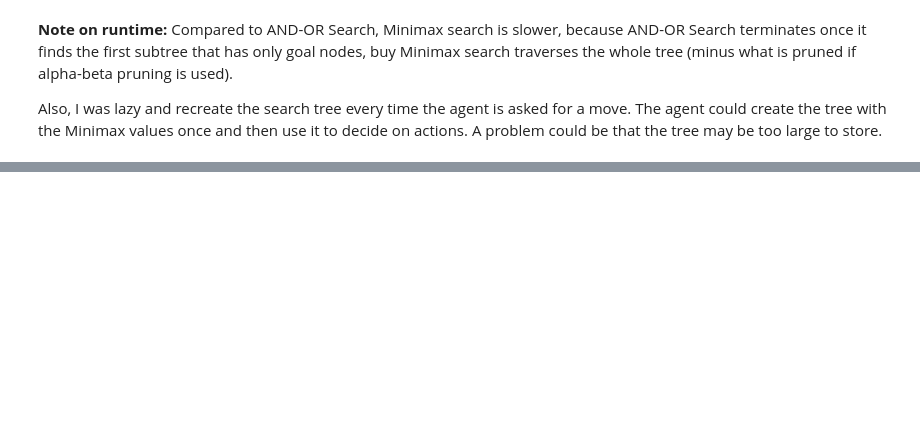
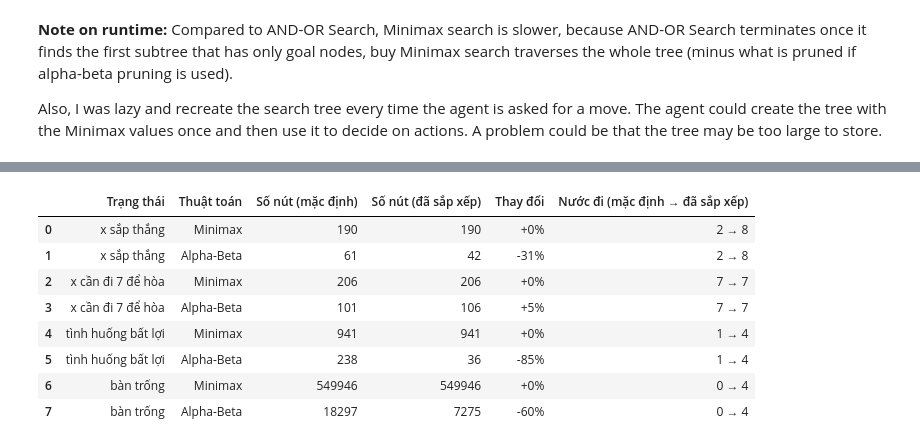
Before and after one commit to Ko4rut/ML-Advance-Group, a Jupyter notebook: lab05 - game/lab05 - game/tictactoe_alpha_beta_tree_search.ipynb, the cells around one changed output, grey strips where cells are left out. Drawn from its saved outputs; the diff is of its cells as text; code cells hidden in the pictures; blank space fills up the shorter version.

```diff
--- a/lab05 - game/lab05 - game/tictactoe_alpha_beta_tree_search.ipynb
+++ b/lab05 - game/lab05 - game/tictactoe_alpha_beta_tree_search.ipynb
@@ -451,0 +560,24 @@ Also, I was lazy and recreate the search tree every time the agent is asked for
+# %%
+# Kiểm tra Alpha-Beta không đổi quyết định tối ưu.
+# Các nước tối ưu: thử từng nước hợp lệ a, dùng min_value có sẵn để lấy giá trị, lấy các nước có giá trị lớn nhất.
+DEBUG = 0
+rows = []
+for state_name, board in test_states.items():
+    mm = results_default[(state_name, "Minimax")]
+    ab = results_default[(state_name, "Alpha-Beta")]
+
+    move_values = {a: min_value(result(board, 'x', a), 'x')[0] for a in actions_default(board)}
+    best_value = max(move_values.values())
+    optimal_moves = [a for a, v in move_values.items() if v == best_value]
+
+    assert mm["value"] == ab["value"] == best_value, "Alpha-Beta đổi giá trị Minimax!"
+    assert ab["move"] in optimal_moves, "Nước của Alpha-Beta không tối ưu!"
+
+    rows.append({"Trạng thái": state_name, "Nước Minimax": mm["move"], "Nước Alpha-Beta": ab["move"],
+                 "Cùng giá trị?": mm["value"] == ab["value"],
+                 "Các nước tối ưu": str(optimal_moves) if len(optimal_moves) < 9 else "cả 9 ô (đều hòa)",
+                 "Nước Alpha-Beta có tối ưu không?": ab["move"] in optimal_moves})
+
+table1b = pd.DataFrame(rows)
+display(table1b)
+print("Tất cả kiểm tra assert đều qua.")
@@ -451,0 +603,30 @@ Also, I was lazy and recreate the search tree every time the agent is asked for
+# %%
+# Bảng 2: trước (mặc định) và sau (đã sắp xếp) khi đổi thứ tự nước đi.
+# Cột "mặc định" lấy lại từ Bảng 1 (cùng trạng thái, cùng cách chạy).
+rows = []
+for state_name, board in test_states.items():
+    for algo_name, search in searches.items():
+        d = results_default[(state_name, algo_name)]
+        o = run_search(search, board, "ordered")
+
+        assert d["value"] == o["value"], "đổi thứ tự không được làm đổi giá trị!"
+        if algo_name == "Minimax":
+            assert d["nodes"] == o["nodes"], "Minimax luôn xét hết các nút, thứ tự không ảnh hưởng"
+
+        rows.append({"Trạng thái": state_name, "Thuật toán": algo_name,
+                     "Số nút (mặc định)": d["nodes"], "Số nút (đã sắp xếp)": o["nodes"],
+                     "Thay đổi": f"{(o['nodes'] - d['nodes']) / d['nodes']:+.0%}",
+                     "Nước đi (mặc định → đã sắp xếp)": f"{d['move']} → {o['move']}"})
+
+table2 = pd.DataFrame(rows)
+display(table2)
+# %% [output]
+|  | Trạng thái | Thuật toán | Số nút (mặc định) | Số nút (đã sắp xếp) | Thay đổi | Nước đi (mặc định → đã sắp xếp) |
+| 0 | x sắp thắng | Minimax | 190 | 190 | +0% | 2 → 8 |
+| 1 | x sắp thắng | Alpha-Beta | 61 | 42 | -31% | 2 → 8 |
+| 2 | x cần đi 7 để hòa | Minimax | 206 | 206 | +0% | 7 → 7 |
+| 3 | x cần đi 7 để hòa | Alpha-Beta | 101 | 106 | +5% | 7 → 7 |
+| 4 | tình huống bất lợi | Minimax | 941 | 941 | +0% | 1 → 4 |
+| 5 | tình huống bất lợi | Alpha-Beta | 238 | 36 | -85% | 1 → 4 |
+| 6 | bàn trống | Minimax | 549946 | 549946 | +0% | 0 → 4 |
+| 7 | bàn trống | Alpha-Beta | 18297 | 7275 | -60% | 0 → 4 |
```
Also changed, not shown: parts of 34 cells of this notebook.
